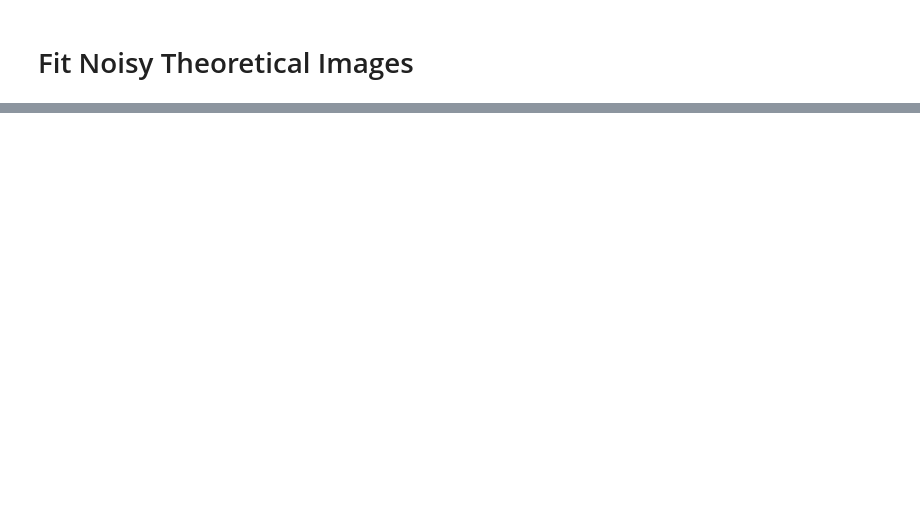
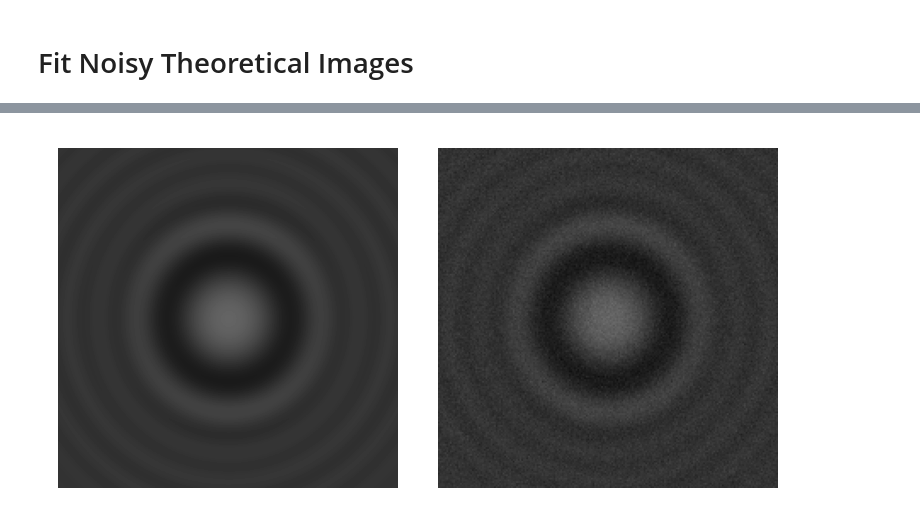
Before and after one commit to nicofares/save_codes, a Jupyter notebook: holopy/testholopy4chlamys_terter.ipynb, the cells around one changed output, grey strips where cells are left out. Cells and saved outputs as stored; diff of their text form; code cells hidden in the pictures; blank space fills up the shorter version.

```diff
--- a/holopy/testholopy4chlamys_terter.ipynb
+++ b/holopy/testholopy4chlamys_terter.ipynb
@@ -791,0 +1006,22 @@ CalledProcessError: Command '['mpiexec', '-n', '10', 'adda_mpi', '-scat_matr', '
+# %%
+# Noise the hologram
+
+noise = np.random.normal(loc=0.0, scale=np.std(holo_ideal.data)/2, size=np.shape(holo_ideal.data))
+
+holo = copy.deepcopy(holo_ideal)
+holo.data = holo_ideal + noise
+# %%
+fig, axes = plt.subplots(1, 2, figsize=(10/2.54, 5/2.54))
+
+vmin, vmax = 0, 5
+
+axes[0].imshow(holo_ideal.data, cmap='gray', vmin=vmin, vmax=vmax)
+axes[1].imshow(holo.data, cmap='gray', vmin=vmin, vmax=vmax)
+
+for i in range(len(axes)):
+    axes[i].axis('off')
+
+plt.tight_layout()
+plt.show()
+# %% [output]
+[figure, added]
```
Also changed, not shown: parts of 52 cells of this notebook, 4 other files.
